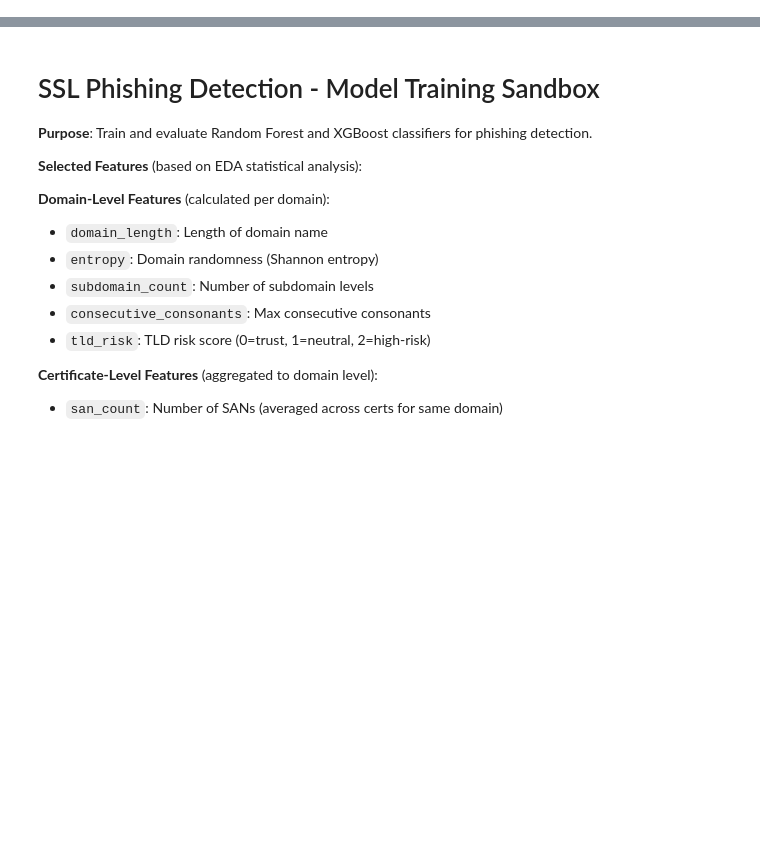
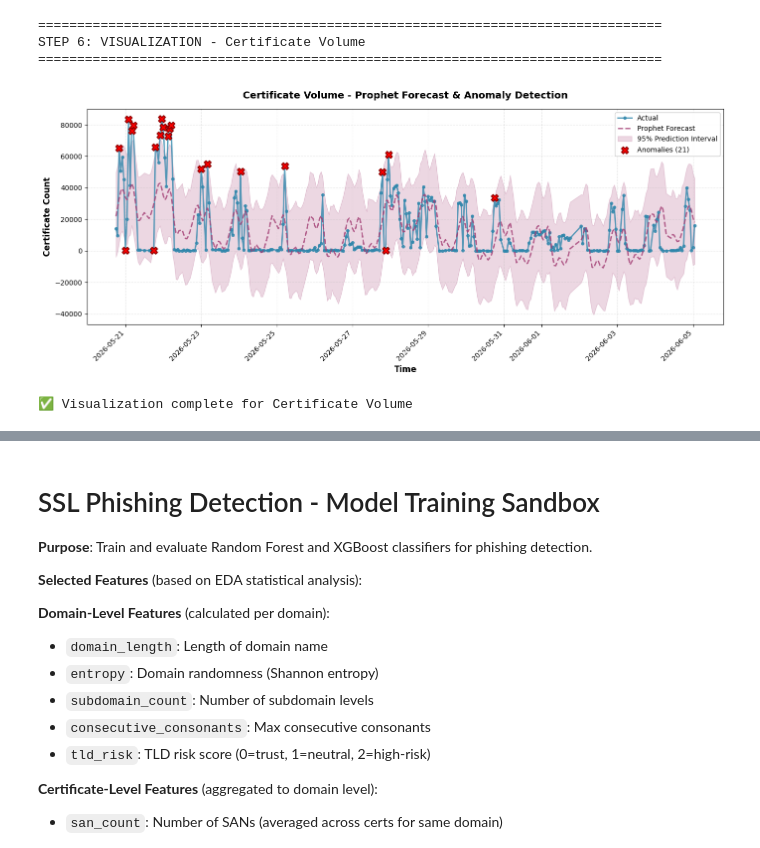
Before and after one commit to lashebir/phishing_detection_ssl_domain, a Jupyter notebook: notebooks/time_series_analysis_sandbox.ipynb, the cells around one changed output, grey strips where cells are left out. Cells and saved outputs as stored; diff of their text form; code cells hidden in the pictures; blank space fills up the shorter version.

Commit message:
new TSA with hierarchical windows

```diff
--- a/notebooks/time_series_analysis_sandbox.ipynb
+++ b/notebooks/time_series_analysis_sandbox.ipynb
@@ -0,0 +464,61 @@
+# %%
+# Step 6: Visualize Certificate Volume with Prophet Forecast
+import matplotlib.pyplot as plt
+import seaborn as sns
+
+print("="*80)
+print("STEP 6: VISUALIZATION - Certificate Volume")
+print("="*80)
+
+metric = 'cert_count'
+display_name = METRICS[metric]
+
+# Get results for this metric
+metric_data = df_results[df_results['metric'] == metric].copy()
+
+# Create figure
+fig, ax = plt.subplots(figsize=(14, 6))
+
+# Plot actual values
+ax.plot(metric_data['window'], metric_data[metric],
+        marker='o', markersize=4, linewidth=2,
+        label='Actual', color='#2E86AB', alpha=0.8)
+
+# Plot Prophet forecast
+ax.plot(metric_data['window'], metric_data['yhat'],
+        linestyle='--', linewidth=2,
+        label='Prophet Forecast', color='#A23B72', alpha=0.8)
+
+# Plot prediction interval
+ax.fill_between(metric_data['window'],
+                metric_data['yhat_lower'],
+                metric_data['yhat_upper'],
+                alpha=0.2, color='#A23B72',
+                label='95% Prediction Interval')
+
+# Highlight anomalies
+anomalies = metric_data[metric_data['is_anomaly']]
+if len(anomalies) > 0:
+    ax.scatter(anomalies['window'], anomalies[metric],
+              color='red', s=100, marker='X', zorder=5,
+              label=f'Anomalies ({len(anomalies)})', edgecolors='darkred', linewidth=1.5)
+
+# Styling
+ax.set_xlabel('Time', fontsize=12, fontweight='bold')
+ax.set_ylabel('Certificate Count', fontsize=12, fontweight='bold')
+ax.set_title(f'{display_name} - Prophet Forecast & Anomaly Detection',
+            fontsize=14, fontweight='bold', pad=15)
+ax.legend(loc='best', fontsize=10, framealpha=0.95)
+ax.grid(alpha=0.3, linestyle='--')
+
+plt.xticks(rotation=45, ha='right')
+plt.tight_layout()
+plt.show()
+
+print(f"\n✅ Visualization complete for {display_name}")
+# %% [output]
+================================================================================
+STEP 6: VISUALIZATION - Certificate Volume
+================================================================================
+[figure, added]
+✅ Visualization complete for Certificate Volume
```
Also changed, not shown: parts of 65 cells of this notebook, 3 other files.
